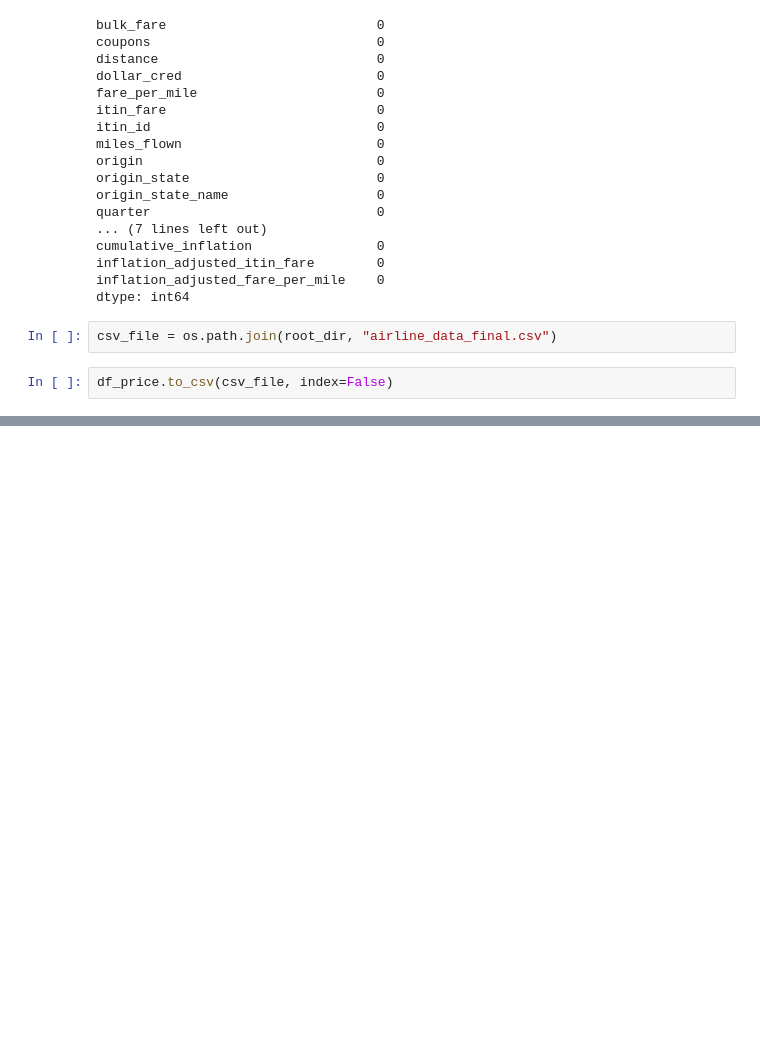
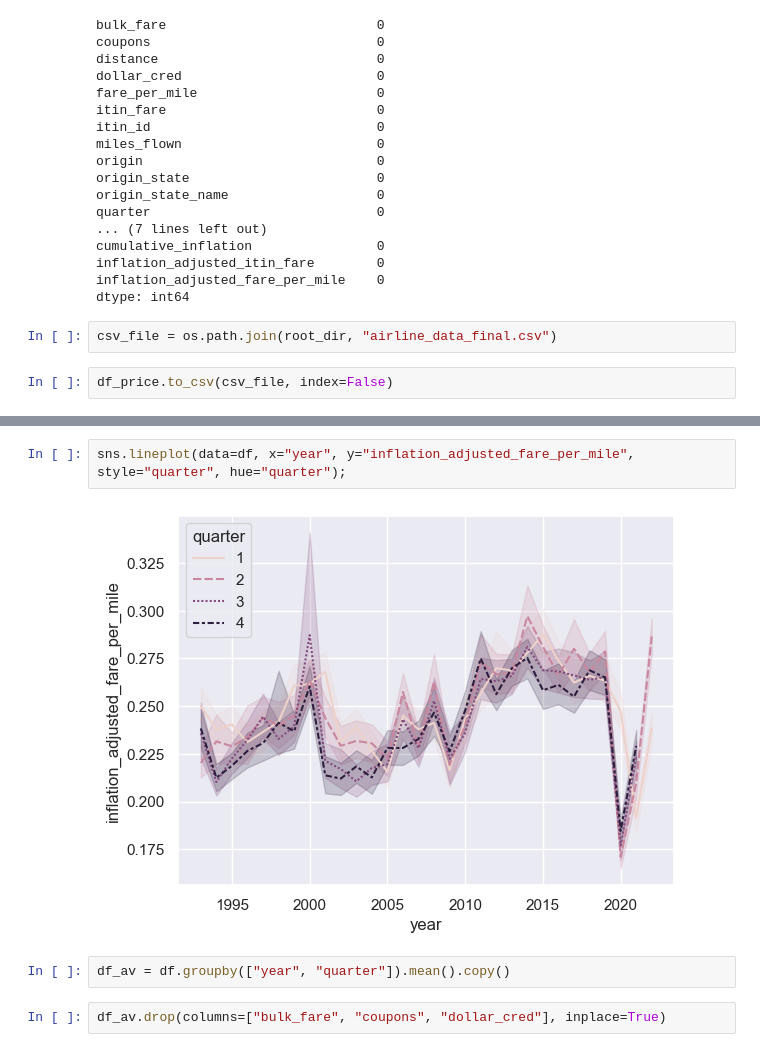
Before and after one commit to ANRSaan/DA-Capstone, a Jupyter notebook: Airline Price Capstone.ipynb, the cells around one changed output, grey strips where cells are left out. Cells and saved outputs as stored; diff of their text form; blank space fills up the shorter version.

```diff
--- a/Airline Price Capstone.ipynb
+++ b/Airline Price Capstone.ipynb
@@ -847,0 +866,8 @@ df
+# %%
+sns.lineplot(data=df, x="year", y="inflation_adjusted_fare_per_mile", style="quarter", hue="quarter");
+# %% [output]
+[figure, added]
+# %%
+df_av = df.groupby(["year", "quarter"]).mean().copy()
+# %%
+df_av.drop(columns=["bulk_fare", "coupons", "dollar_cred"], inplace=True)
```
Also changed, not shown: parts of 45 cells of this notebook.
